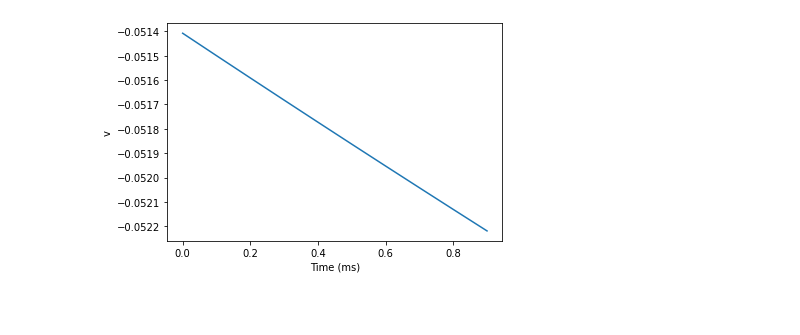
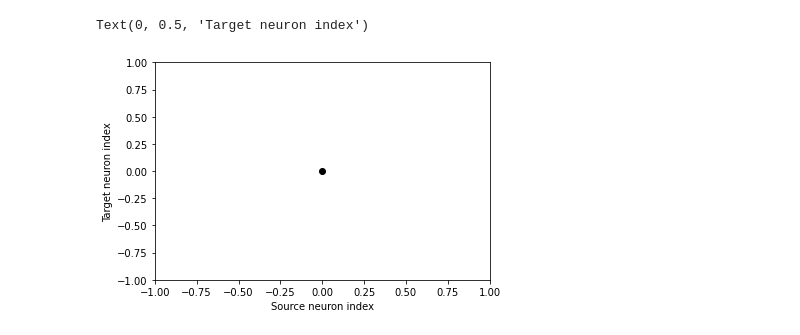
Before and after one commit to DanInci/snn_visual_cortex, a Jupyter notebook: layer5_CC_CS_sandbox.ipynb, the cells around one changed output. Drawn from its saved outputs; the diff is of its cells as text; code cells hidden in the pictures; blank space fills up the shorter version.

Commit message:
Add initial plots for data

```diff
--- a/layer5_CC_CS_sandbox.ipynb
+++ b/layer5_CC_CS_sandbox.ipynb
@@ -112,12 +119,16 @@ sst_neurons = NeuronGroup(N_sst, model=eqs_sst_inh, threshold='v > V_t',
                           reset='v = E_l', refractory=8.3*ms, method='euler')
 sst_neurons.set_states({'I_external': I_ext_sst })
 sst_neurons.v = 'E_l + rand()*(V_t-E_l)'
+sst_neurons.g_e = 'rand()*w_e'
+sst_neurons.g_i = 'rand()*w_i'
 
 # PV Neurons
 pv_neurons = NeuronGroup(N_pv, model=eqs_pv_inh, threshold='v > V_t',
                           reset='v = E_l', refractory=8.3*ms, method='euler')
 pv_neurons.set_states({'I_external': I_ext_pv })
 pv_neurons.v = 'E_l + rand()*(V_t-E_l)'
+pv_neurons.g_e = 'rand()*w_e'
+pv_neurons.g_i = 'rand()*w_i'
 
 # CS Neurons
 cs_neurons = NeuronGroup(N_cs, model=eqs_exc, threshold='v_s > V_t',
@@ -125,6 +136,8 @@ cs_neurons = NeuronGroup(N_cs, model=eqs_exc, threshold='v_s > V_t',
 cs_neurons.set_states({'I_external': I_ext_cs })
 cs_neurons.v_s = 'E_l + rand()*(V_t-E_l)'
 cs_neurons.v_d = -70*mV
+cs_neurons.g_es = cs_neurons.g_ed = 'rand()*w_e'
+cs_neurons.g_is = cs_neurons.g_id = 'rand()*w_i'
 cs_neurons.K = 1
 
 # CC Neurons
@@ -133,4 +146,6 @@ cc_neurons = NeuronGroup(N_cc, model=eqs_exc, threshold='v_s > V_t',
 cc_neurons.set_states({'I_external': I_ext_cc })
 cc_neurons.v_s = 'E_l + rand()*(V_t-E_l)'
 cc_neurons.v_d = -70*mV
+cc_neurons.g_es = cc_neurons.g_ed = 'rand()*w_e'
+cc_neurons.g_is = cc_neurons.g_id = 'rand()*w_i'
 cc_neurons.K = 1
@@ -202,3 +218,13 @@ WARNING    Removing unsupported flag '-march=native' from compiler flags. [brian
+# %%
+## Print existing connections
+plot(conn_SST_PV.i, conn_SST_PV.j, 'ok')
+xlim(-1, N_sst)
+ylim(-1, N_pv)
+xlabel('Source neuron index')
+ylabel('Target neuron index')
+# %% [output]
+Text(0, 0.5, 'Target neuron index')
+[figure, added]
 # %%
 # Record spikes of different neuron groups
 spike_mon_sst = SpikeMonitor(sst_neurons)
@@ -212,12 +238,10 @@ state_mon_pv = StateMonitor(pv_neurons, ['v', 'g_e', 'g_i'], record=[0])
 state_mon_cs = StateMonitor(cs_neurons, ['v_s', 'v_d', 'g_es', 'g_is', 'g_ed', 'g_id'], record=[0])
 state_mon_cc = StateMonitor(cc_neurons, ['v_s', 'v_d', 'g_es', 'g_is', 'g_ed', 'g_id'], record=[0])
 # %%
-run(1*ms)
+# ##############################################################################
+# # Simulation run
+# ##############################################################################
 
-plot(state_mon_sst.t/ms, state_mon_sst.v[0])
-for t in spike_mon_sst.t:
-    axvline(t/ms, ls='--', c='C1', lw=3)
-xlabel('Time (ms)')
-ylabel('v');
+defaultclock.dt = sim_dt
+
+run(100*ms)
-# %% [output]
-[figure, removed]
```
Also changed, not shown: parts of 11 cells of this notebook, 1 other file.
